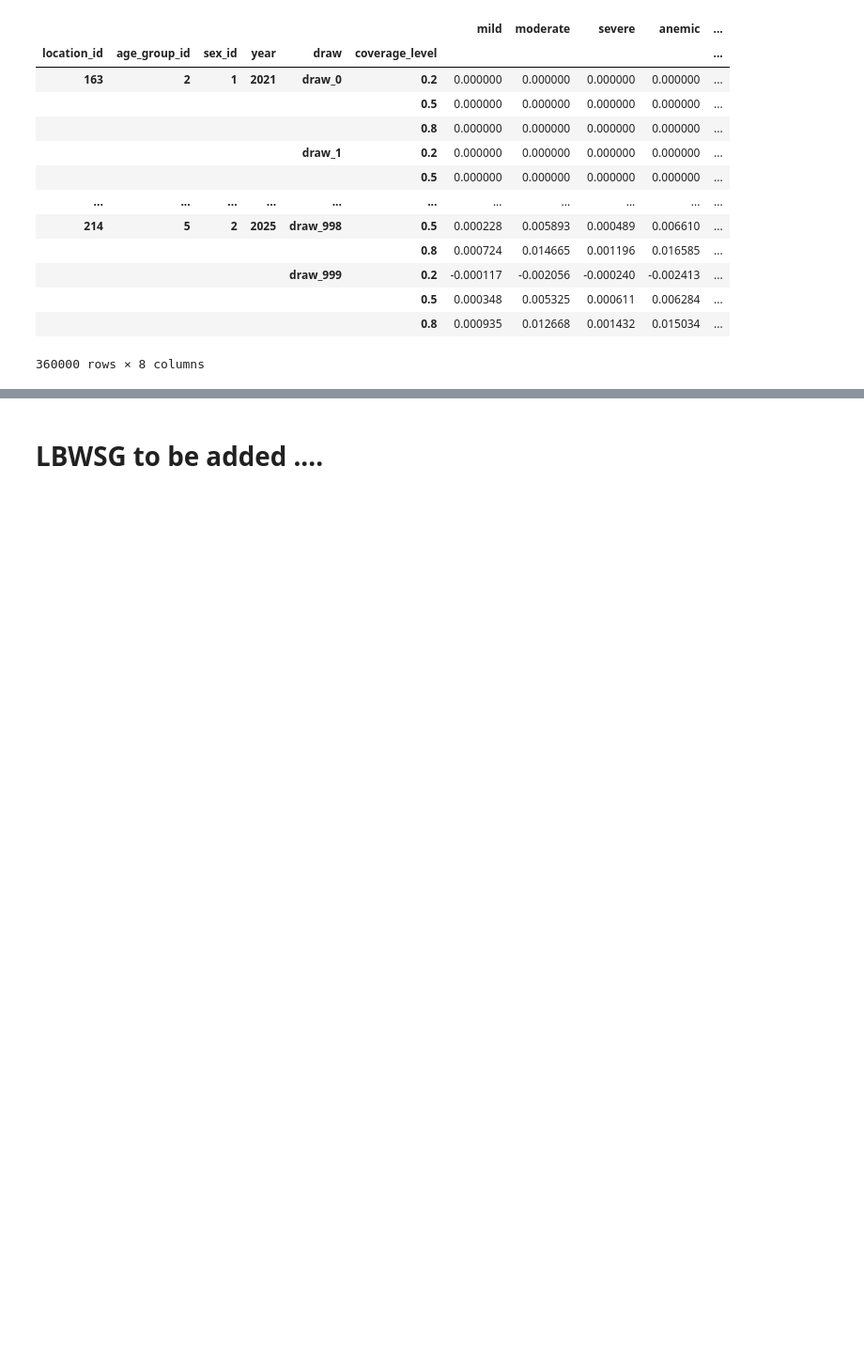
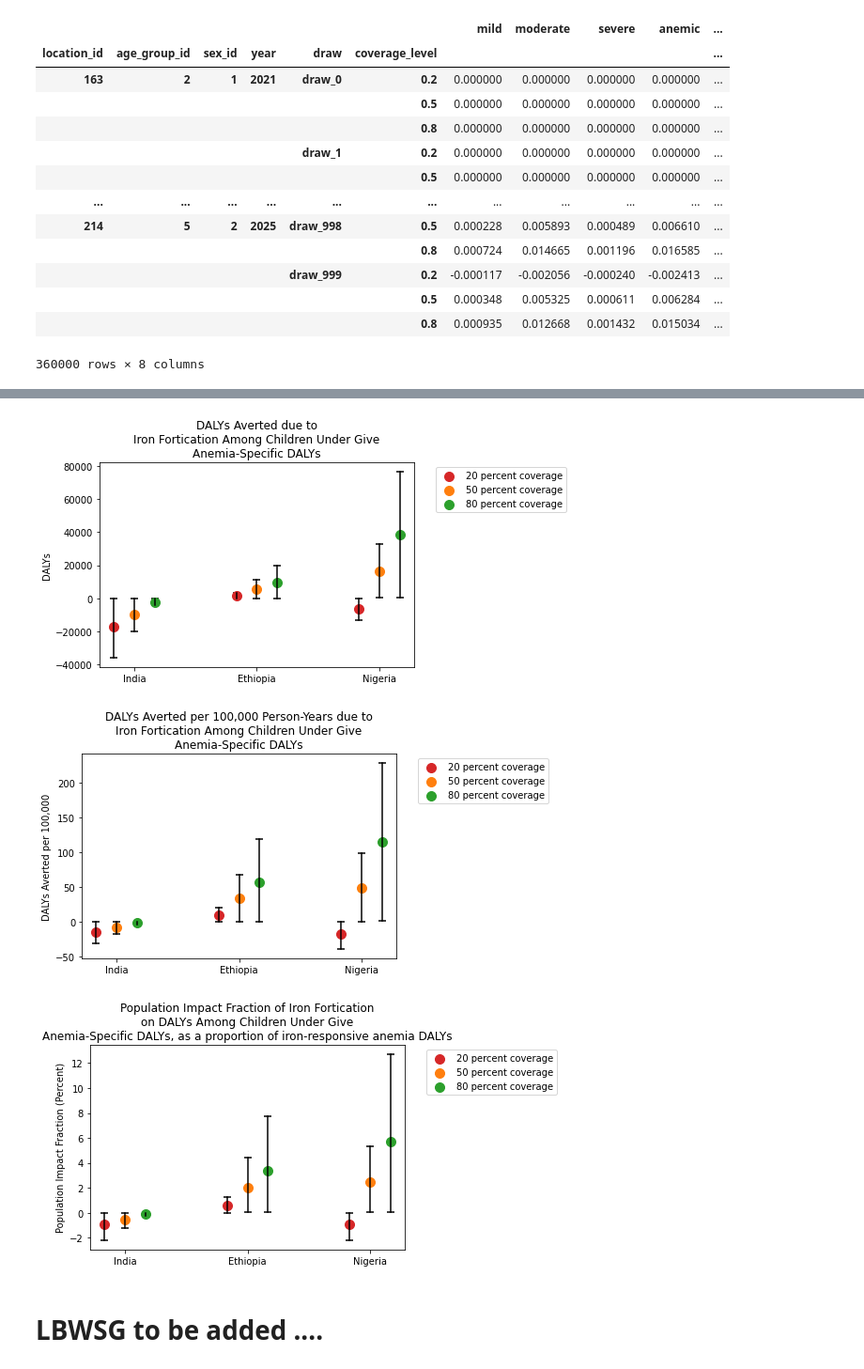
Before and after one commit to ihmeuw/vivarium_research_lsff, a Jupyter notebook: multiplication_models/iron_model_U5.ipynb, the cells around one changed output, grey strips where cells are left out. Shown at 94% size. Drawn from its saved outputs; the diff is of its cells as text; code cells hidden in the pictures; blank space fills up the shorter version.

```diff
--- a/multiplication_models/iron_model_U5.ipynb
+++ b/multiplication_models/iron_model_U5.ipynb
@@ -128,7 +128,7 @@ assert "Did you run the R file?" == "Double check :)", "Make sure you run the R
 # %% [output]
 AssertionError: Make sure you run the R file!
 # %%
-anemia = load_anemia_prev_and_calculate_ylds('anemia_prev.csv')
+anemia = load_anemia_prev_and_calculate_ylds('anemia_files_u5/anemia_prev.csv')
 baseline_anemia = (duplicate_over_simulation_years(anemia.loc[anemia.coverage_level=='baseline'], years)
                    .drop(columns='coverage_level')
                    .set_index(['location_id','age_group_id','sex_id','year','draw']))
@@ -157,21 +157,14 @@ counts, rates = population_weight_values(averted_anemia.reset_index(), age_group
 counts = summarize_data(counts)
 rates = summarize_data(rates)
 # %%
-make_india_ethiopia_nigeria_plots(
-    (counts.loc[counts.severity=='anemic']
+anemia_counts_averted = (counts.loc[counts.severity=='anemic']
      .loc[counts.measure=='ylds']
-     .set_index(['location_id','year','coverage_level'])
-     .drop(columns=['severity','measure'])),
-    'Iron',
-    'counts',
-    coverage_levels)
+     .set_index(['location_id','coverage_level','year'])
+     .drop(columns=['severity','measure']))
 
-make_india_ethiopia_nigeria_plots(
-    (rates.loc[rates.severity=='anemic']
+anemia_rates_averted = (rates.loc[rates.severity=='anemic']
      .loc[rates.measure=='ylds']
-     .set_index(['location_id','year','coverage_level'])
-     .drop(columns=['severity','measure'])),
-    'Iron',
-    'rates',
-    coverage_levels)
+     .set_index(['location_id','coverage_level','year'])
+     .drop(columns=['severity','measure']))
+anemia_rates_averted.head()
 # %% [output]
@@ -182,0 +258,3 @@ make_india_ethiopia_nigeria_plots(
+# %%
+anemia_pifs = anemia_rates_averted / (ira_ylds) * 100
+anemia_pifs.head()
@@ -183,2 +270,24 @@ make_india_ethiopia_nigeria_plots(
+# %%
+make_india_ethiopia_nigeria_plots(
+    anemia_counts_averted,
+    'Iron',
+    'counts',
+    coverage_levels, 'Anemia-Specific DALYs')
+
+make_india_ethiopia_nigeria_plots(
+    anemia_rates_averted,
+    'Iron',
+    'rates',
+    coverage_levels, 'Anemia-Specific DALYs')
+
+make_india_ethiopia_nigeria_plots(
+    anemia_pifs,
+    'Iron',
+    'pifs',
+    coverage_levels, 'Anemia-Specific DALYs, as a proportion of iron-responsive anemia DALYs')
+# %% [output]
+[figure, added]
+[figure, added]
+[figure, added]
 # %% [markdown]
 # LBWSG to be added ....
```
Also changed, not shown: parts of 7 cells of this notebook, 32 other files.
